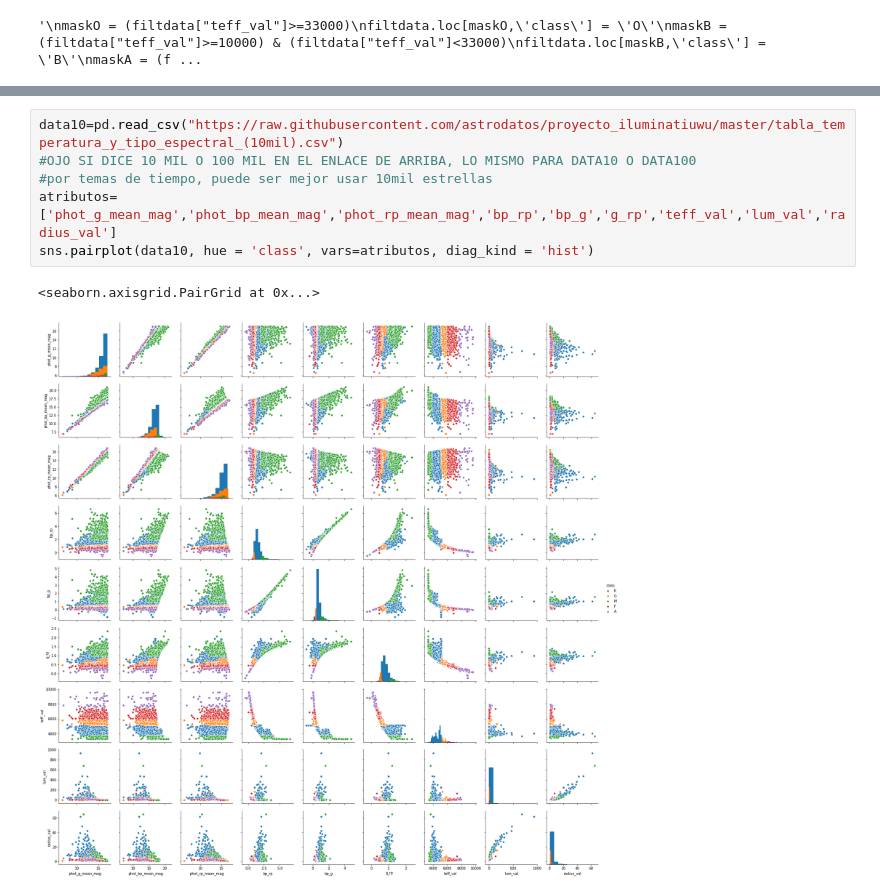
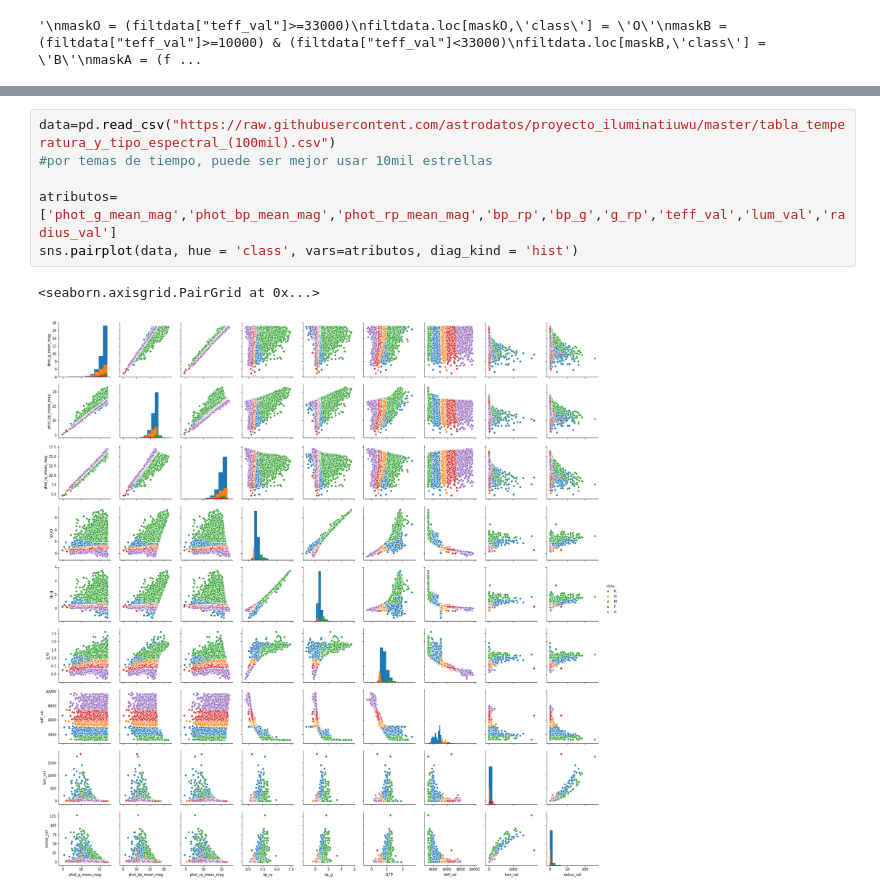
Before and after one commit to astrodatos/proyecto_iluminatiuwu, a Jupyter notebook: Algoritmo_(beta).ipynb, the cells around one changed output, grey strips where cells are left out. Drawn from its saved outputs; the diff is of its cells as text.

```diff
--- a/Algoritmo_(beta).ipynb
+++ b/Algoritmo_(beta).ipynb
@@ -91,11 +93,11 @@ filtdata.to_csv("tabla_temperatura_y_tipo_espectral_(10mil).csv")
 # %%
-data10=pd.read_csv("https://raw.githubusercontent.com/astrodatos/proyecto_iluminatiuwu/master/tabla_temperatura_y_tipo_espectral_(10mil).csv")
-#OJO SI DICE 10 MIL O 100 MIL EN EL ENLACE DE ARRIBA, LO MISMO PARA DATA10 O DATA100
+data=pd.read_csv("https://raw.githubusercontent.com/astrodatos/proyecto_iluminatiuwu/master/tabla_temperatura_y_tipo_espectral_(100mil).csv")
 #por temas de tiempo, puede ser mejor usar 10mil estrellas
+
 atributos=['phot_g_mean_mag','phot_bp_mean_mag','phot_rp_mean_mag','bp_rp','bp_g','g_rp','teff_val','lum_val','radius_val']
-sns.pairplot(data10, hue = 'class', vars=atributos, diag_kind = 'hist')
+sns.pairplot(data, hue = 'class', vars=atributos, diag_kind = 'hist')
 # %% [output]
 <seaborn.axisgrid.PairGrid at 0x...>
-[figure, old version]
+[figure, new version]
 # %%
 #Relaciones interesantes
```
Also changed, not shown: parts of 8 cells of this notebook.
